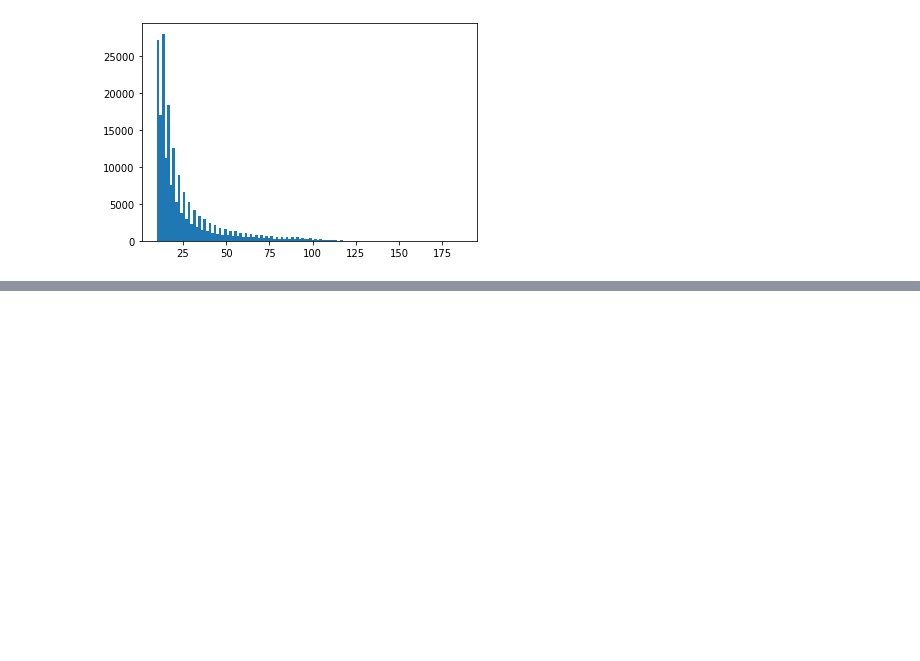
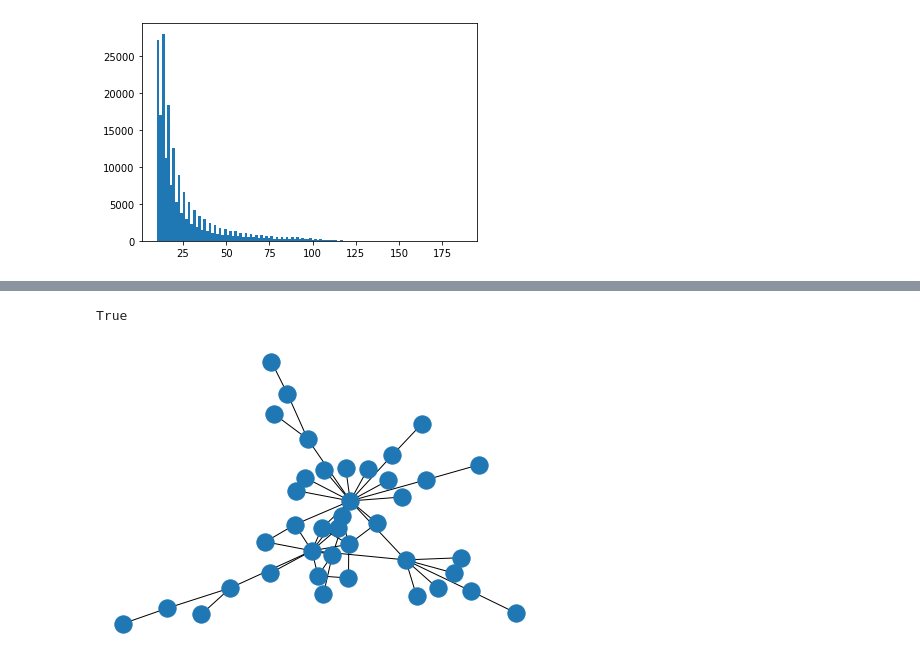
Before and after one commit to wendlerc/dfs-graph-transformer, a Jupyter notebook: notebooks/selfattn/Karate Club Graph Property Prediction.ipynb, the cells around one changed output, grey strips where cells are left out. Cells and saved outputs as stored; diff of their text form; code cells hidden in the pictures; blank space fills up the shorter version.

```diff
--- a/notebooks/selfattn/Karate Club Graph Property Prediction.ipynb
+++ b/notebooks/selfattn/Karate Club Graph Property Prediction.ipynb
@@ -59,3 +63,9 @@ plt.hist(n_edges, bins='rice')
 plt.show()
 # %% [output]
 [figure]
+# %%
+connected =  []
+for graph in graph_dict.values():
+    g = nx.Graph()
+    g.add_edges_from(graph)
+    connected += [nx.is_connected(g)]
@@ -86,0 +106,6 @@ def graph2labelledgraph(graph):
+# %%
+import networkx as nx
+
+edgeindex, node_labels, edge_labels = graph2labelledgraph(graph)
+g = nx.Graph()
+g.add_edges_from(graph)
@@ -87,3 +114,11 @@ def graph2labelledgraph(graph):
+# %%
+nx.is_connected(lg)
+# %% [output]
+True
+# %%
+nx.draw(g)
+# %% [output]
+[figure, added]
 # %%
 graph = graph_dict['0']
 code, index = dfs_code.min_dfs_code_from_edgeindex(*graph2labelledgraph(graph))
```
Also changed, not shown: parts of 15 cells of this notebook, 4 other files.
